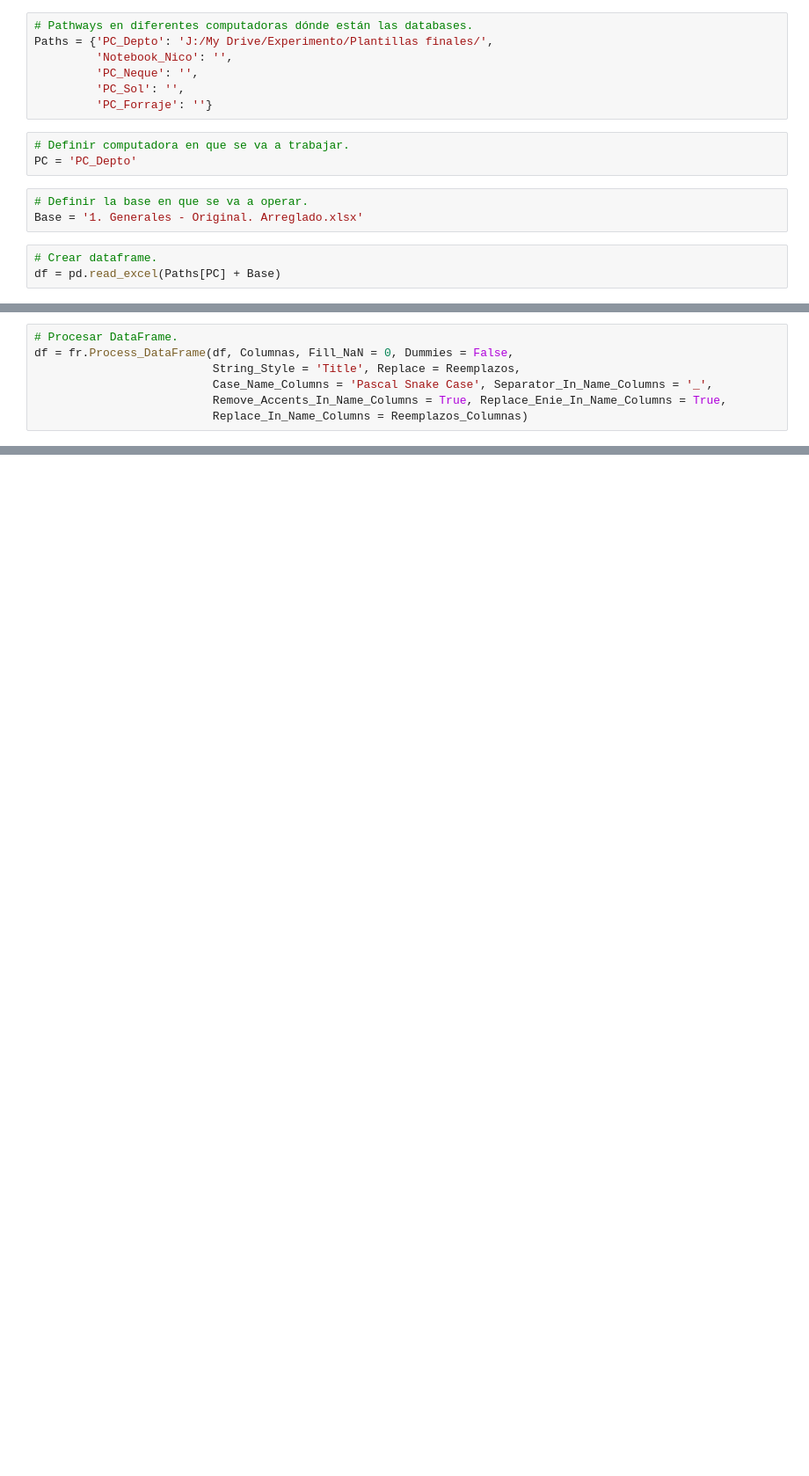
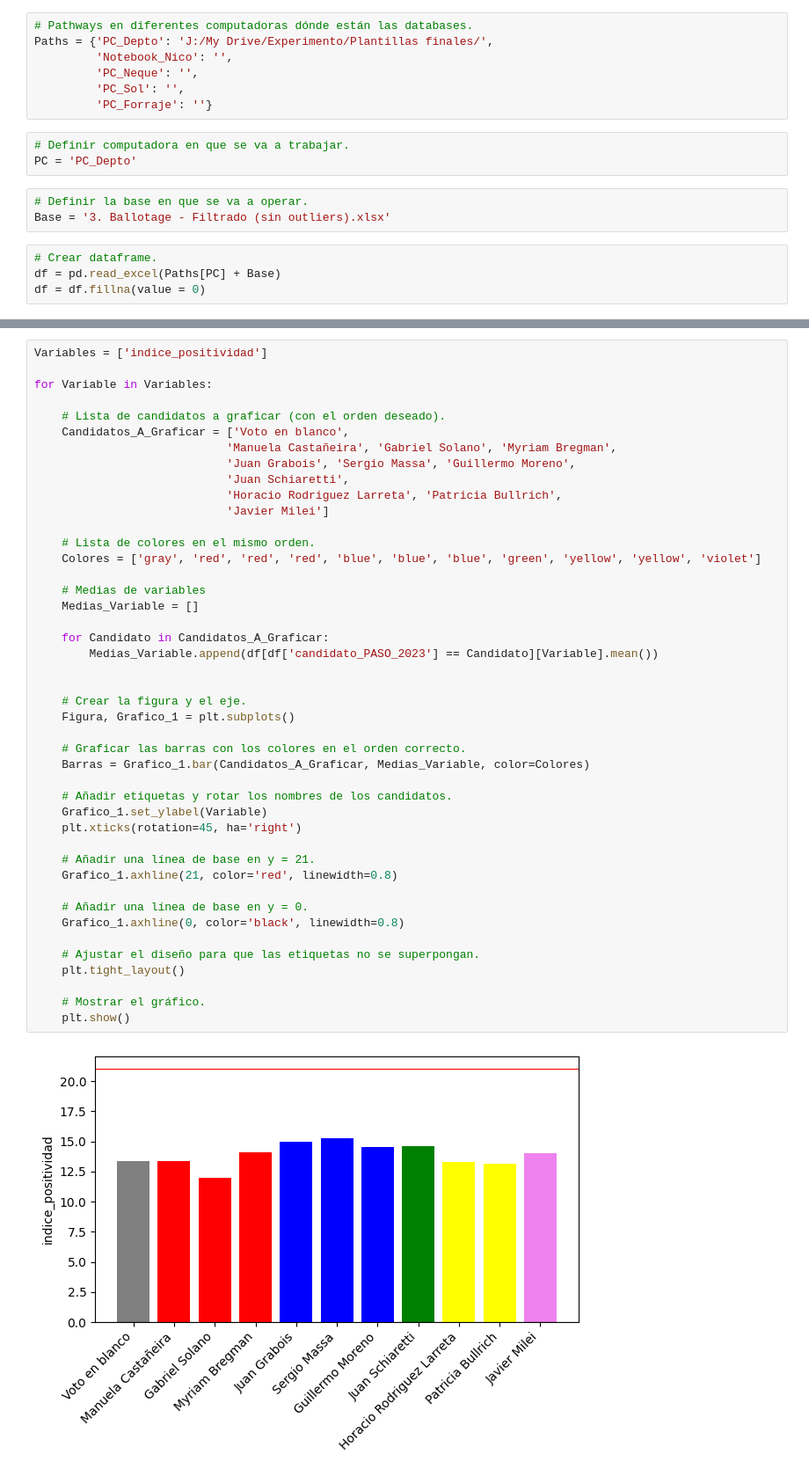
Before and after one commit to Rogoyin/Tesio, a Jupyter notebook: Laboratorio de Tesis.ipynb, the cells around one changed output, grey strips where cells are left out. Shown at 88% size. Saved outputs shown, nothing was run; the diff lists cells and outputs as text; blank space fills up the shorter version.

```diff
--- a/Laboratorio de Tesis.ipynb
+++ b/Laboratorio de Tesis.ipynb
@@ -40,7 +40,8 @@ Paths = {'PC_Depto': 'J:/My Drive/Experimento/Plantillas finales/',
 PC = 'PC_Depto'
 # %%
 # Definir la base en que se va a operar.
-Base = '1. Generales - Original. Arreglado.xlsx'
+Base = '3. Ballotage - Filtrado (sin outliers).xlsx'
 # %%
 # Crear dataframe.
 df = pd.read_excel(Paths[PC] + Base)
+df = df.fillna(value = 0)
@@ -107,7 +47,0 @@ Reemplazos = [['Ciudad Autónoma De Buenos Aires'],
-# %%
-# Procesar DataFrame.
-df = fr.Process_DataFrame(df, Columnas, Fill_NaN = 0, Dummies = False,
-                          String_Style = 'Title', Replace = Reemplazos,
-                          Case_Name_Columns = 'Pascal Snake Case', Separator_In_Name_Columns = '_',
-                          Remove_Accents_In_Name_Columns = True, Replace_Enie_In_Name_Columns = True,
-                          Replace_In_Name_Columns = Reemplazos_Columnas)
@@ -117,0 +52,46 @@ Path = 'A:/Gráficos/Generales/Barras/'
+# %%
+Variables = ['indice_positividad']
+
+for Variable in Variables:
+
+    # Lista de candidatos a graficar (con el orden deseado).
+    Candidatos_A_Graficar = ['Voto en blanco',
+                            'Manuela Castañeira', 'Gabriel Solano', 'Myriam Bregman',
+                            'Juan Grabois', 'Sergio Massa', 'Guillermo Moreno',
+                            'Juan Schiaretti',
+                            'Horacio Rodriguez Larreta', 'Patricia Bullrich',
+                            'Javier Milei']
+
+    # Lista de colores en el mismo orden.
+    Colores = ['gray', 'red', 'red', 'red', 'blue', 'blue', 'blue', 'green', 'yellow', 'yellow', 'violet']
+
+    # Medias de variables
+    Medias_Variable = []
+
+    for Candidato in Candidatos_A_Graficar:
+        Medias_Variable.append(df[df['candidato_PASO_2023'] == Candidato][Variable].mean())
+
+
+    # Crear la figura y el eje.
+    Figura, Grafico_1 = plt.subplots()
+
+    # Graficar las barras con los colores en el orden correcto.
+    Barras = Grafico_1.bar(Candidatos_A_Graficar, Medias_Variable, color=Colores)
+
+    # Añadir etiquetas y rotar los nombres de los candidatos.
+    Grafico_1.set_ylabel(Variable)
+    plt.xticks(rotation=45, ha='right')
+
+    # Añadir una línea de base en y = 21.
+    Grafico_1.axhline(21, color='red', linewidth=0.8)
+
+    # Añadir una línea de base en y = 0.
+    Grafico_1.axhline(0, color='black', linewidth=0.8)
+
+    # Ajustar el diseño para que las etiquetas no se superpongan.
+    plt.tight_layout()
+
+    # Mostrar el gráfico.
+    plt.show()
+# %% [output]
+[figure, added]
```
Also changed, not shown: parts of 6 cells of this notebook, 11 other files.
